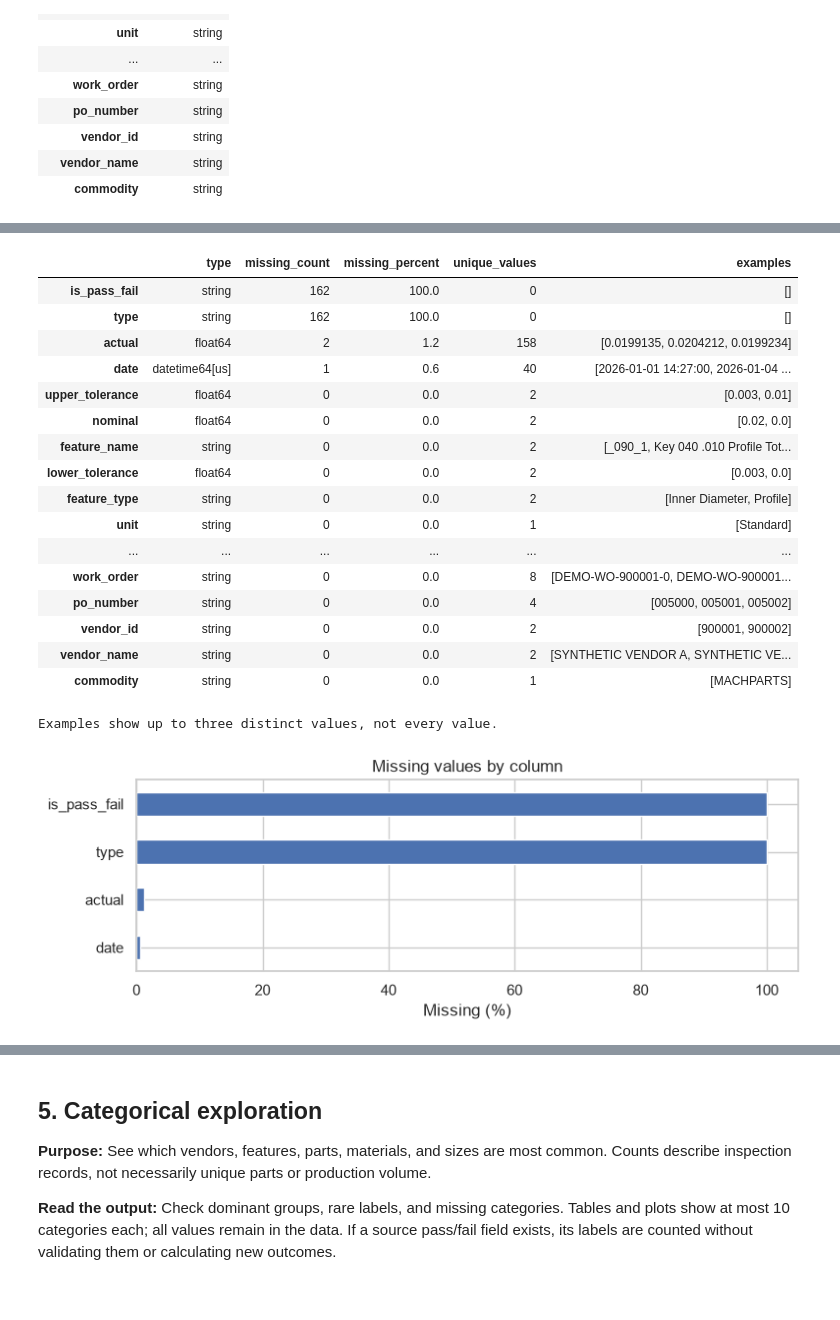
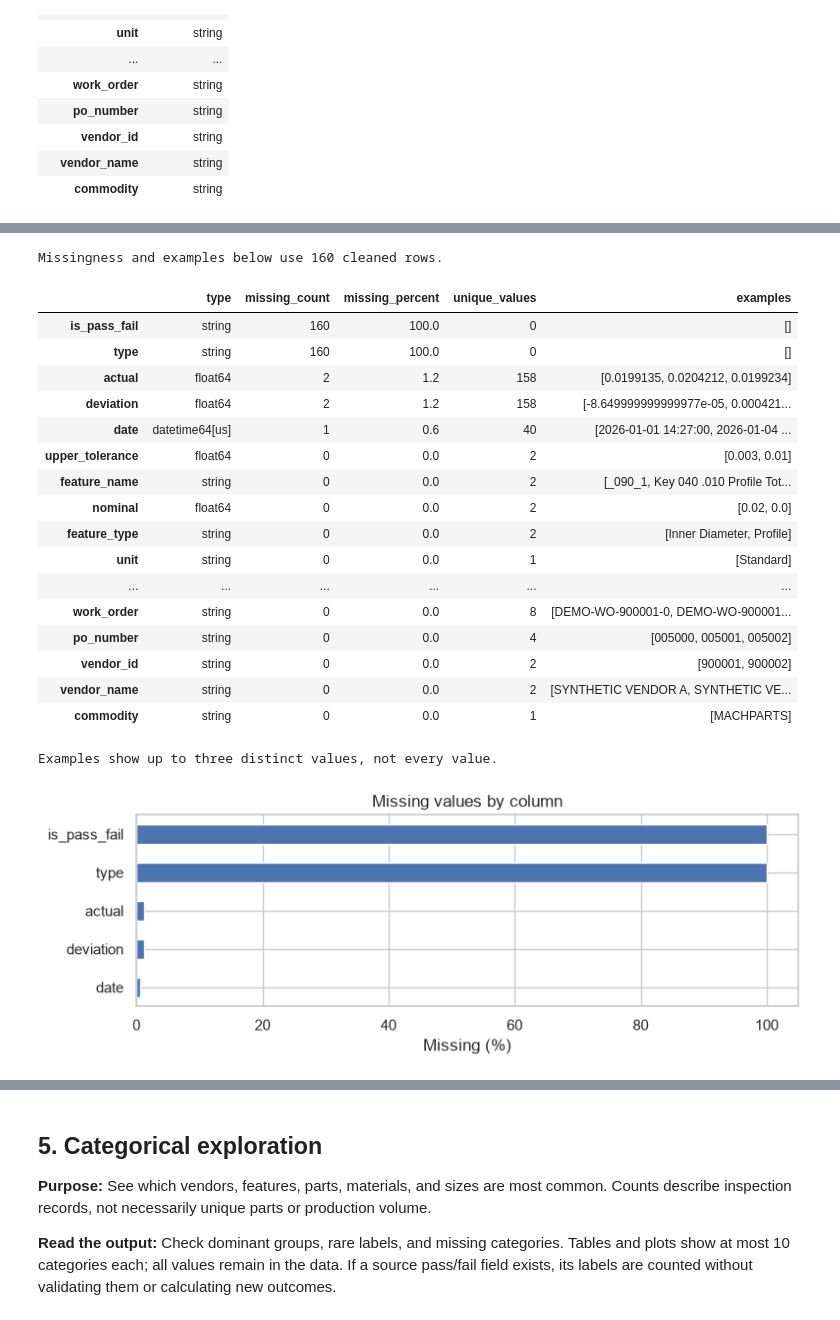
Before and after one commit to testcode851/Scripts, a Jupyter notebook: DSA/manufacturing_initial_eda_all_combinations.ipynb, the cells around one changed output, grey strips where cells are left out. Drawn from its saved outputs; the diff is of its cells as text; code cells hidden in the pictures.

Commit message:
made changes to missing values

```diff
--- a/DSA/manufacturing_initial_eda_all_combinations.ipynb
+++ b/DSA/manufacturing_initial_eda_all_combinations.ipynb
@@ -149,38 +222,41 @@ display(pd.DataFrame(conversion_rows, columns=["column", "missing_before", "inva
 # %%
-# Purpose: Show missingness, distinct values, and a few examples for each column.
+# Purpose: Profile the cleaned analysis fields; original-value audit columns remain available separately.
+profile_data = df.drop(columns=["source_unit", "source_deviation", "unit_assumed_standard"])
+print(f"Missingness and examples below use {len(df):,} cleaned rows.")
 profile = pd.DataFrame({
-    "type": df.dtypes.astype(str),
-    "missing_count": df.isna().sum(),
-    "missing_percent": df.isna().mean().mul(100).round(1),
-    "unique_values": df.nunique(dropna=True),
-    "examples": [df[c].dropna().astype(str).unique()[:3].tolist() for c in df],
+    "type": profile_data.dtypes.astype(str),
+    "missing_count": profile_data.isna().sum(),
+    "missing_percent": profile_data.isna().mean().mul(100).round(1),
+    "unique_values": profile_data.nunique(dropna=True),
+    "examples": [profile_data[c].dropna().astype(str).unique()[:3].tolist() for c in profile_data],
 }).sort_values("missing_percent", ascending=False)
 display(profile)
 print("Examples show up to three distinct values, not every value.")
 
 missing = profile.loc[profile.missing_count > 0, "missing_percent"].sort_values()
 if not missing.empty:
     missing.plot.barh(figsize=(8, max(3, len(missing) * 0.35)))
     plt.xlabel("Missing (%)"); plt.title("Missing values by column")
     plt.tight_layout(); plt.show()
 # %% [output]
+Missingness and examples below use 160 cleaned rows.
 |  | type | missing_count | missing_percent | unique_values | examples |
-| is_pass_fail | string | 162 | 100.0 | 0 | [] |
-| type | string | 162 | 100.0 | 0 | [] |
+| is_pass_fail | string | 160 | 100.0 | 0 | [] |
+| type | string | 160 | 100.0 | 0 | [] |
 | actual | float64 | 2 | 1.2 | 158 | [0.0199135, 0.0204212, 0.0199234] |
+| deviation | float64 | 2 | 1.2 | 158 | [-8.649999999999977e-05, 0.000421... |
 | date | datetime64[us] | 1 | 0.6 | 40 | [2026-01-01 14:27:00, 2026-01-04 ... |
 | upper_tolerance | float64 | 0 | 0.0 | 2 | [0.003, 0.01] |
+| feature_name | string | 0 | 0.0 | 2 | [_090_1, Key 040 .010 Profile Tot... |
 | nominal | float64 | 0 | 0.0 | 2 | [0.02, 0.0] |
-| feature_name | string | 0 | 0.0 | 2 | [_090_1, Key 040 .010 Profile Tot... |
-| lower_tolerance | float64 | 0 | 0.0 | 2 | [0.003, 0.0] |
 | feature_type | string | 0 | 0.0 | 2 | [Inner Diameter, Profile] |
 | unit | string | 0 | 0.0 | 1 | [Standard] |
 | ... | ... | ... | ... | ... | ... |
 | work_order | string | 0 | 0.0 | 8 | [DEMO-WO-900001-0, DEMO-WO-900001... |
 | po_number | string | 0 | 0.0 | 4 | [005000, 005001, 005002] |
 | vendor_id | string | 0 | 0.0 | 2 | [900001, 900002] |
 | vendor_name | string | 0 | 0.0 | 2 | [SYNTHETIC VENDOR A, SYNTHETIC VE... |
 | commodity | string | 0 | 0.0 | 1 | [MACHPARTS] |
-Examples show up to three distinct values, not every value.
+Examples show up to three distinct values, not every value.
-[figure, old version]
+[figure, new version]
 # %%
```
Also changed, not shown: parts of 32 cells of this notebook.
